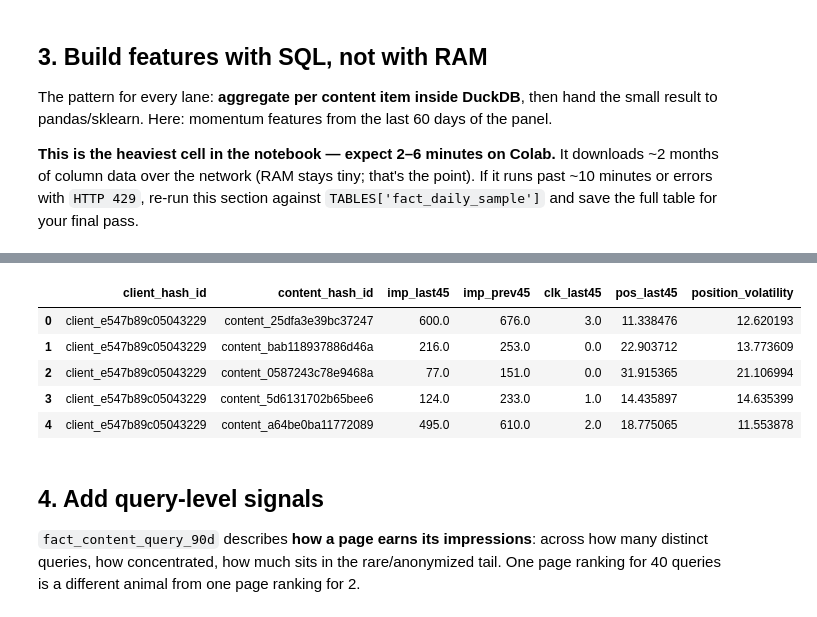
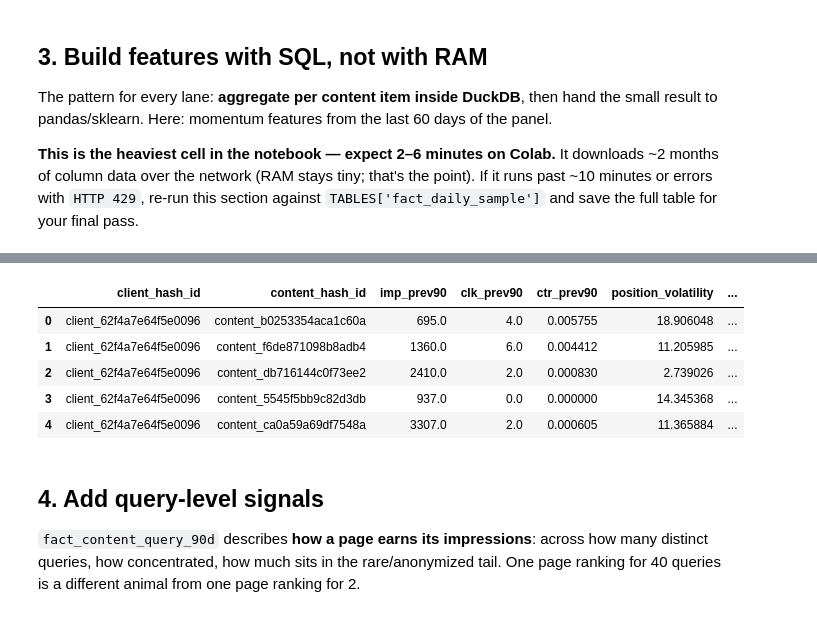
Before and after one commit to Sarahnjunge/starter-notebooks, a Jupyter notebook: notebooks/03_working_with_the_full_release.ipynb, the cells around one changed output, grey strips where cells are left out. Cells and saved outputs as stored; diff of their text form; code cells hidden in the pictures.

```diff
--- a/notebooks/03_working_with_the_full_release.ipynb
+++ b/notebooks/03_working_with_the_full_release.ipynb
@@ -114,24 +114,71 @@ result to pandas/sklearn. Here: momentum features from the last 60 days of the p
 **This is the heaviest cell in the notebook — expect 2–6 minutes on Colab.** It downloads ~2 months of column data over the network (RAM stays tiny; that's the point). If it runs past ~10 minutes or errors with `HTTP 429`, re-run this section against `TABLES['fact_daily_sample']` and save the full table for your final pass.
 # %%
 features = con.sql(f"""
-    WITH bounds AS (
-        SELECT MAX(report_date) AS end_d FROM {TABLES['fact_daily']}
+    WITH daily AS (
+        SELECT
+            client_hash_id,
+            content_hash_id,
+            report_date,
+            gsc_impressions,
+            gsc_clicks,
+            gsc_avg_position
+        FROM {TABLES['fact_daily']}
+        WHERE report_date >= DATE '2025-12-01'
+          AND report_date < DATE '2026-03-01'
+          AND gsc_data_available IS TRUE
     ),
-    windowed AS (
-        SELECT f.client_hash_id, f.content_hash_id,
-               SUM(CASE WHEN f.report_date >  b.end_d - INTERVAL 45 DAY THEN f.gsc_impressions ELSE 0 END) AS imp_last45,
-               SUM(CASE WHEN f.report_date <= b.end_d - INTERVAL 45 DAY THEN f.gsc_impressions ELSE 0 END) AS imp_prev45,
-               SUM(CASE WHEN f.report_date >  b.end_d - INTERVAL 45 DAY THEN f.gsc_clicks ELSE 0 END)      AS clk_last45,
-               AVG(CASE WHEN f.report_date >  b.end_d - INTERVAL 45 DAY THEN f.gsc_avg_position END)       AS pos_last45,
-               STDDEV(CASE WHEN f.report_date > b.end_d - INTERVAL 45 DAY THEN f.gsc_avg_position END)     AS position_volatility
-        FROM {TABLES['fact_daily']} f, bounds b
-        WHERE f.report_date > b.end_d - INTERVAL 90 DAY
-        GROUP BY 1, 2
-        HAVING imp_prev45 >= 150
+
+    aggregated AS (
+        SELECT
+            client_hash_id,
+            content_hash_id,
+
+            SUM(gsc_impressions) AS imp_prev90,
+
+            SUM(gsc_clicks) AS clk_prev90,
+
+            SUM(gsc_clicks) /
+                NULLIF(SUM(gsc_impressions), 0) AS ctr_prev90,
+
+            STDDEV(gsc_avg_position) AS position_volatility,
+
+            AVG(
+                CASE
+                    WHEN DAYOFWEEK(report_date) IN (0, 6)
+                    THEN 1.0
+                    ELSE 0.0
+                END
+            ) AS weekend_share,
+
+            AVG(
+                CASE
+                    WHEN report_date >= DATE '2026-01-15'
+                    THEN gsc_avg_position
+                END
+            ) AS position_recent45,
+
+            AVG(
+                CASE
+                    WHEN report_date < DATE '2026-01-15'
+                    THEN gsc_avg_position
+                END
+            ) AS position_older45
+
+        FROM daily
+
+        GROUP BY
+            client_hash_id,
+            content_hash_id
+
+        HAVING SUM(gsc_impressions) >= 300
     )
-    SELECT * FROM windowed
+
+    SELECT
+        *,
+        position_recent45 - position_older45 AS position_change
+    FROM aggregated
 """).df()
 
-print(f'{len(features):,} content items with enough history')
+print(f"Feature rows: {len(features):,}")
 features.head()
 # %% [output]
@@ -139,9 +186,9 @@ features.head()
-|  | client_hash_id | content_hash_id | imp_last45 | imp_prev45 | clk_last45 | pos_last45 | position_volatility |
-| 0 | client_e547b89c05043229 | content_25dfa3e39bc37247 | 600.0 | 676.0 | 3.0 | 11.338476 | 12.620193 |
-| 1 | client_e547b89c05043229 | content_bab118937886d46a | 216.0 | 253.0 | 0.0 | 22.903712 | 13.773609 |
-| 2 | client_e547b89c05043229 | content_0587243c78e9468a | 77.0 | 151.0 | 0.0 | 31.915365 | 21.106994 |
-| 3 | client_e547b89c05043229 | content_5d6131702b65bee6 | 124.0 | 233.0 | 1.0 | 14.435897 | 14.635399 |
-| 4 | client_e547b89c05043229 | content_a64be0ba11772089 | 495.0 | 610.0 | 2.0 | 18.775065 | 11.553878 |
+|  | client_hash_id | content_hash_id | imp_prev90 | clk_prev90 | ctr_prev90 | position_volatility | ... |
+| 0 | client_62f4a7e64f5e0096 | content_b0253354aca1c60a | 695.0 | 4.0 | 0.005755 | 18.906048 | ... |
+| 1 | client_62f4a7e64f5e0096 | content_f6de871098b8adb4 | 1360.0 | 6.0 | 0.004412 | 11.205985 | ... |
+| 2 | client_62f4a7e64f5e0096 | content_db716144c0f73ee2 | 2410.0 | 2.0 | 0.000830 | 2.739026 | ... |
+| 3 | client_62f4a7e64f5e0096 | content_5545f5bb9c82d3db | 937.0 | 0.0 | 0.000000 | 14.345368 | ... |
+| 4 | client_62f4a7e64f5e0096 | content_ca0a59a69df7548a | 3307.0 | 2.0 | 0.000605 | 11.365884 | ... |
 # %% [markdown]
 ## 4. Add query-level signals
 
```
Also changed, not shown: parts of 18 cells of this notebook.
